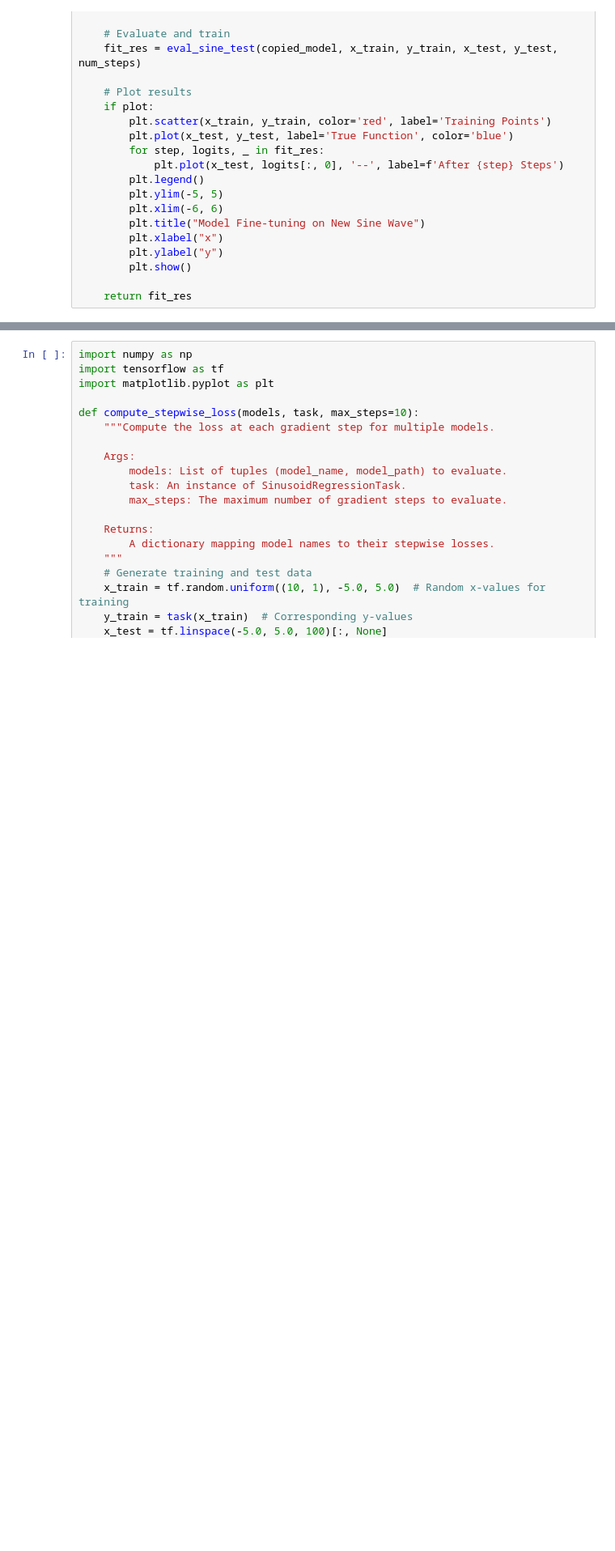
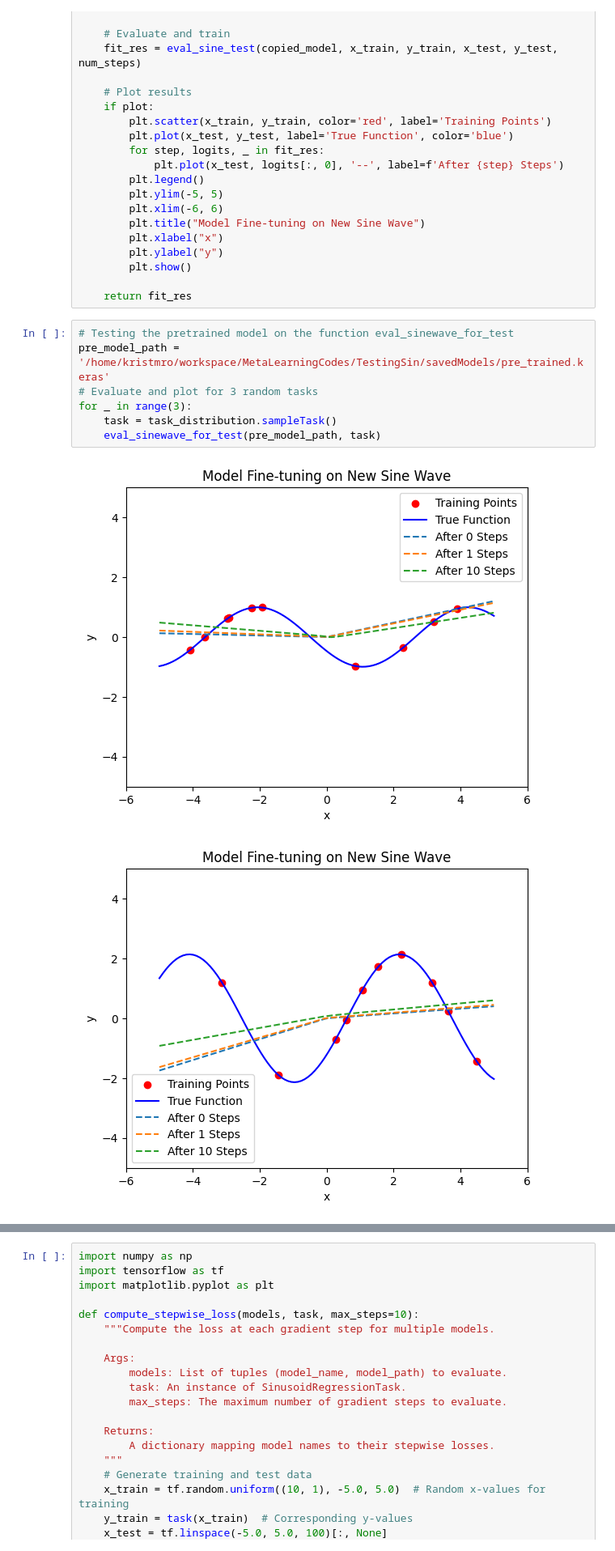
Before and after one commit to kristmro/testingSin, a Jupyter notebook: ground/run.ipynb, the cells around one changed output, grey strips where cells are left out. Shown at 81% size. Saved outputs shown, nothing was run; the diff lists cells and outputs as text; blank space fills up the shorter version.

```diff
--- a/ground/run.ipynb
+++ b/ground/run.ipynb
@@ -288,3 +297,13 @@ def eval_sinewave_for_test(model_path, task, num_steps=(0, 1, 10), plot=True):
         plt.show()
 
     return fit_res
+# %%
+# Testing the pretrained model on the function eval_sinewave_for_test
+pre_model_path = '/home/kristmro/workspace/MetaLearningCodes/TestingSin/savedModels/pre_trained.keras'
+# Evaluate and plot for 3 random tasks
+for _ in range(3):
+    task = task_distribution.sampleTask()
+    eval_sinewave_for_test(pre_model_path, task)
+# %% [output]
+[figure, added]
+[figure, added]
```
Also changed, not shown: parts of 18 cells of this notebook, 15 other files.
